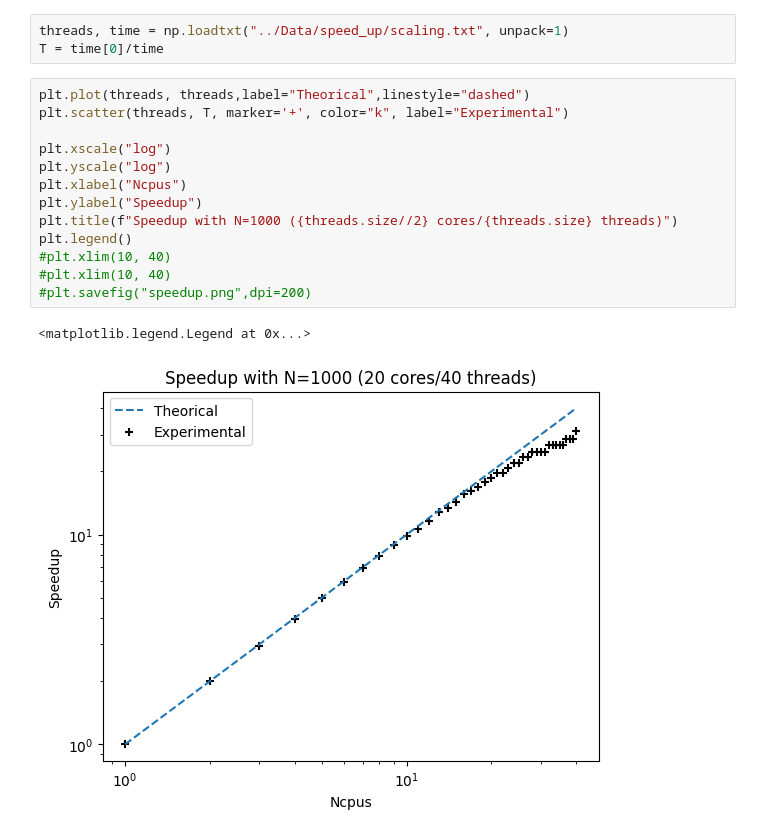
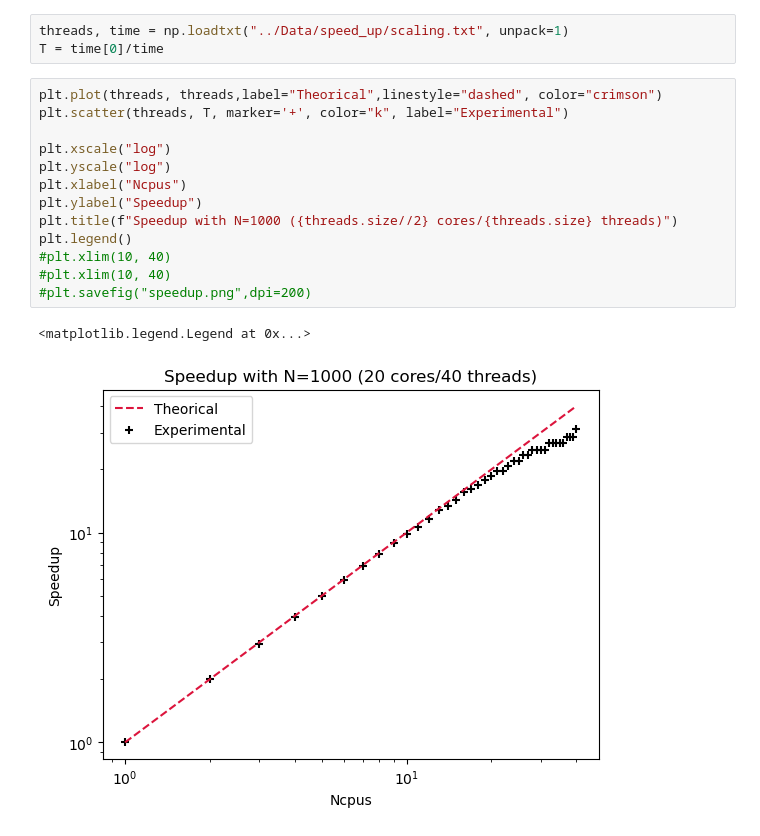
Before and after one commit to JackNarvaez/Rusph, a Jupyter notebook: Temp_Plots/Plots_speed_up.ipynb, the cells around one changed output. Saved outputs shown, nothing was run; the diff lists cells and outputs as text.

```diff
--- a/Temp_Plots/Plots_speed_up.ipynb
+++ b/Temp_Plots/Plots_speed_up.ipynb
@@ -5,18 +5,18 @@ import numpy as np
 threads, time = np.loadtxt("../Data/speed_up/scaling.txt", unpack=1)
 T = time[0]/time
 # %%
-plt.plot(threads, threads,label="Theorical",linestyle="dashed")
+plt.plot(threads, threads,label="Theorical",linestyle="dashed", color="crimson")
 plt.scatter(threads, T, marker='+', color="k", label="Experimental")
 
 plt.xscale("log")
 plt.yscale("log")
 plt.xlabel("Ncpus")
 plt.ylabel("Speedup")
 plt.title(f"Speedup with N=1000 ({threads.size//2} cores/{threads.size} threads)")
 plt.legend()
 #plt.xlim(10, 40)
 #plt.xlim(10, 40)
 #plt.savefig("speedup.png",dpi=200)
 # %% [output]
 <matplotlib.legend.Legend at 0x...>
-[figure, old version]
+[figure, new version]
```
Also changed, not shown: 1 other file.
